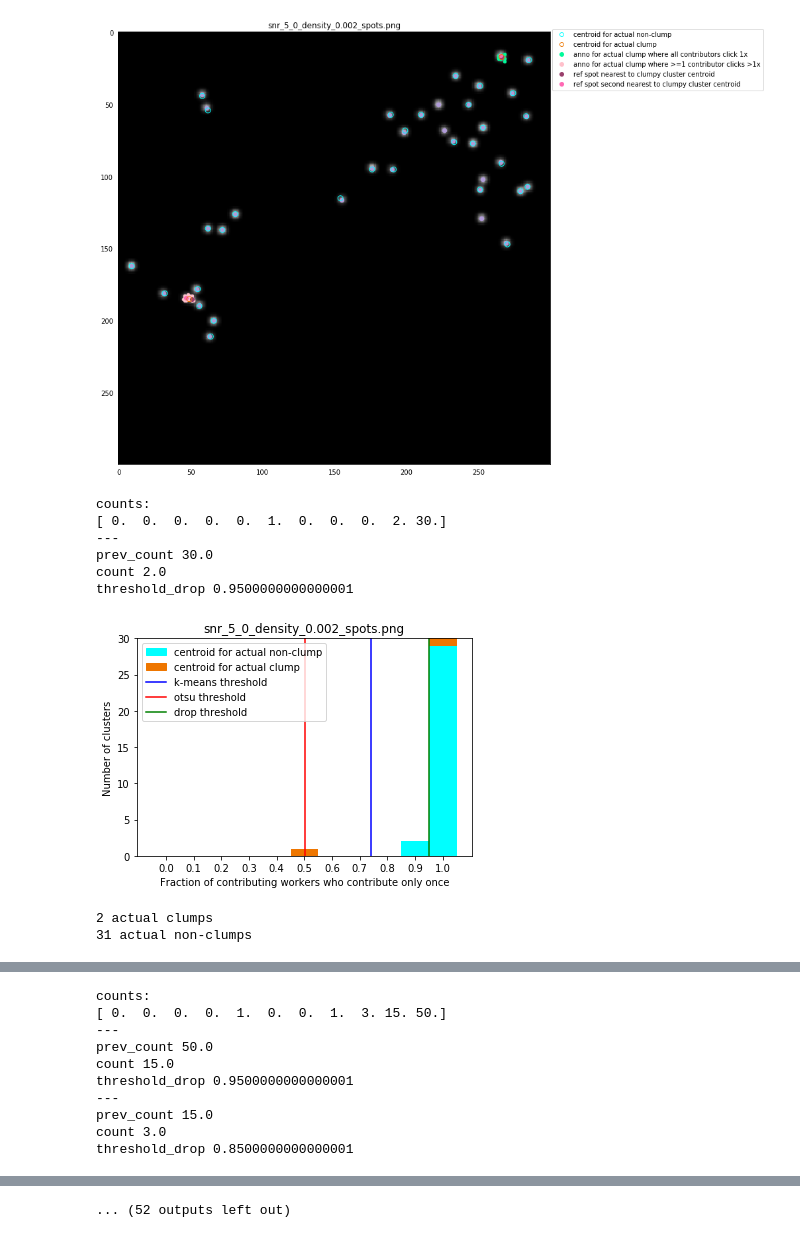
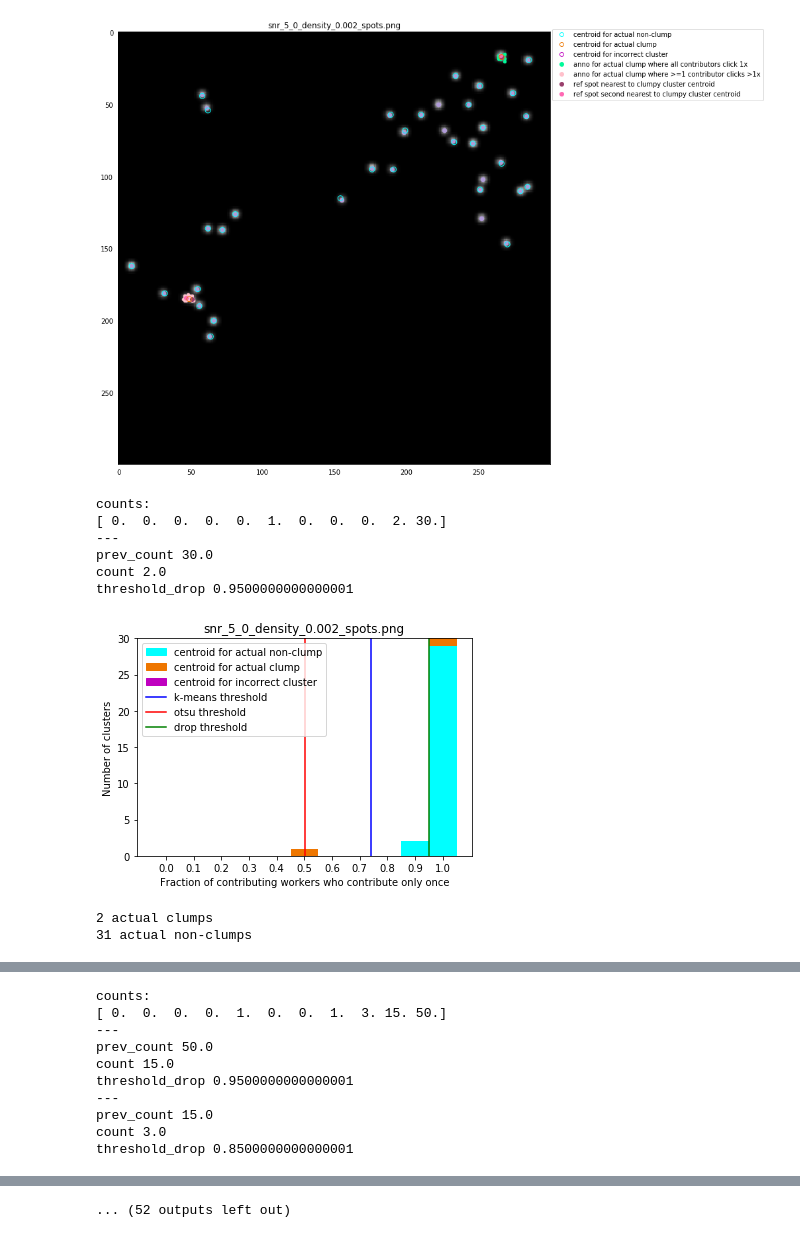
Before and after one commit to czbiohub-sf/instapipeline, a Jupyter notebook: Annotation/density_test_declumping_threshold.ipynb, the cells around one changed output, grey strips where cells are left out. Saved outputs shown, nothing was run; the diff lists cells and outputs as text; code cells hidden in the pictures.

```diff
--- a/Annotation/density_test_declumping_threshold.ipynb
+++ b/Annotation/density_test_declumping_threshold.ipynb
@@ -63,10 +64,6 @@ snr_mu_list = [5, 10]
 # density_list = [0.002]
 # snr_mu_list = [5]
 
-TPR_list_no_tissue = []
-FPR_list_no_tissue = []
-TPR_list_with_tissue = []
-FPR_list_with_tissue = []
 for json_filename in json_filename_list:
     for snr_mu in snr_mu_list:
         for density in density_list:
@@ -185,11 +182,12 @@ for json_filename in json_filename_list:
             # legend elements
             leg_elem_1 = Line2D([0], [0], marker='o', color = 'None', markeredgecolor='#00ffff', markerfacecolor='None', label='centroid for actual non-clump')
             leg_elem_2 = Line2D([0], [0], marker='o', color = 'None', markeredgecolor='#ee7600', markerfacecolor='None', label='centroid for actual clump')
-            leg_elem_3 = Line2D([0], [0], marker='o', color = 'None', markeredgecolor='#00fa9a', markerfacecolor='#00fa9a', label='anno for actual clump where all contributors click 1x')
-            leg_elem_4 = Line2D([0], [0], marker='o', color = 'None', markeredgecolor='#ffC0cb', markerfacecolor='#ffC0cb', label='anno for actual clump where >=1 contributor clicks >1x')
-            leg_elem_5 = Line2D([0], [0], marker='o', color = 'None', markeredgecolor='#993f6c', markerfacecolor='#993f6c', label='ref spot nearest to clumpy cluster centroid')
-            leg_elem_6 = Line2D([0], [0], marker='o', color = 'None', markeredgecolor='#ff69b4', markerfacecolor='#ff69b4', label='ref spot second nearest to clumpy cluster centroid')
-            handle_list = [leg_elem_1, leg_elem_2, leg_elem_3, leg_elem_4, leg_elem_5, leg_elem_6]
+            leg_elem_3 = Line2D([0], [0], marker='o', color = 'None', markeredgecolor='m', markerfacecolor='None', label='centroid for incorrect cluster')
+            leg_elem_4 = Line2D([0], [0], marker='o', color = 'None', markeredgecolor='#00fa9a', markerfacecolor='#00fa9a', label='anno for actual clump where all contributors click 1x')
+            leg_elem_5 = Line2D([0], [0], marker='o', color = 'None', markeredgecolor='#ffC0cb', markerfacecolor='#ffC0cb', label='anno for actual clump where >=1 contributor clicks >1x')
+            leg_elem_6 = Line2D([0], [0], marker='o', color = 'None', markeredgecolor='#993f6c', markerfacecolor='#993f6c', label='ref spot nearest to clumpy cluster centroid')
+            leg_elem_7 = Line2D([0], [0], marker='o', color = 'None', markeredgecolor='#ff69b4', markerfacecolor='#ff69b4', label='ref spot second nearest to clumpy cluster centroid')
+            handle_list = [leg_elem_1, leg_elem_2, leg_elem_3, leg_elem_4, leg_elem_5, leg_elem_6, leg_elem_7]
             plt.legend(handles = handle_list, loc = 9, bbox_to_anchor = (1.25, 1.015))
 
             plt.title(img_filename)
@@ -226,36 +224,36 @@ for json_filename in json_filename_list:
             threshold_kmeans = (cluster_centers[0][0]+cluster_centers[1][0])/2
 
             # calc otsu threshold
             threshold_otsu = filters.threshold_otsu(np.asarray(total_list))
 
             plt.xlabel('Fraction of contributing workers who contribute only once')
             plt.ylabel('Number of clusters')
             plt.xticks(np.arange(0,1.1, 0.1))
 
             blue_patch = mpatches.Patch(color='#00ffff', label='centroid for actual non-clump')
             orange_patch = mpatches.Patch(color='#ee7600', label='centroid for actual clump')
+            magenta_patch = mpatches.Patch(color='m', label='centroid for incorrect cluster')
             kmeans_line = Line2D([0],[0], color='b', label='k-means threshold')
             otsu_line = Line2D([0],[0], color='r', label='otsu threshold')
             drop_line = Line2D([0],[0], color = 'g', label='drop threshold')
 
-            plt.legend(handles=[blue_patch, orange_patch])
-            plt.legend(handles=[blue_patch, orange_patch, kmeans_line, otsu_line, drop_line])
+            plt.legend(handles=[blue_patch, orange_patch, magenta_patch, kmeans_line, otsu_line, drop_line])
             plt.axvline(x=threshold_kmeans, color='blue')
             plt.axvline(x=threshold_otsu, color='red')
             plt.axvline(x=threshold_drop, color='green')
 
             plt.title(img_filename)
             plt.show()
             print(str(len(actual_clumps)) + ' actual clumps')
             print(str(len(not_actual_clumps)) + ' actual non-clumps')
 # %% [output]
-[figure, old version]
+[figure, new version]
 counts:
 [ 0.  0.  0.  0.  0.  1.  0.  0.  0.  2. 30.]
 ---
 prev_count 30.0
 count 2.0
 threshold_drop 0.9500000000000001
-[figure, old version]
+[figure, new version]
 2 actual clumps
 31 actual non-clumps
```
Also changed, not shown: parts of 2 cells of this notebook, 3 other files.
